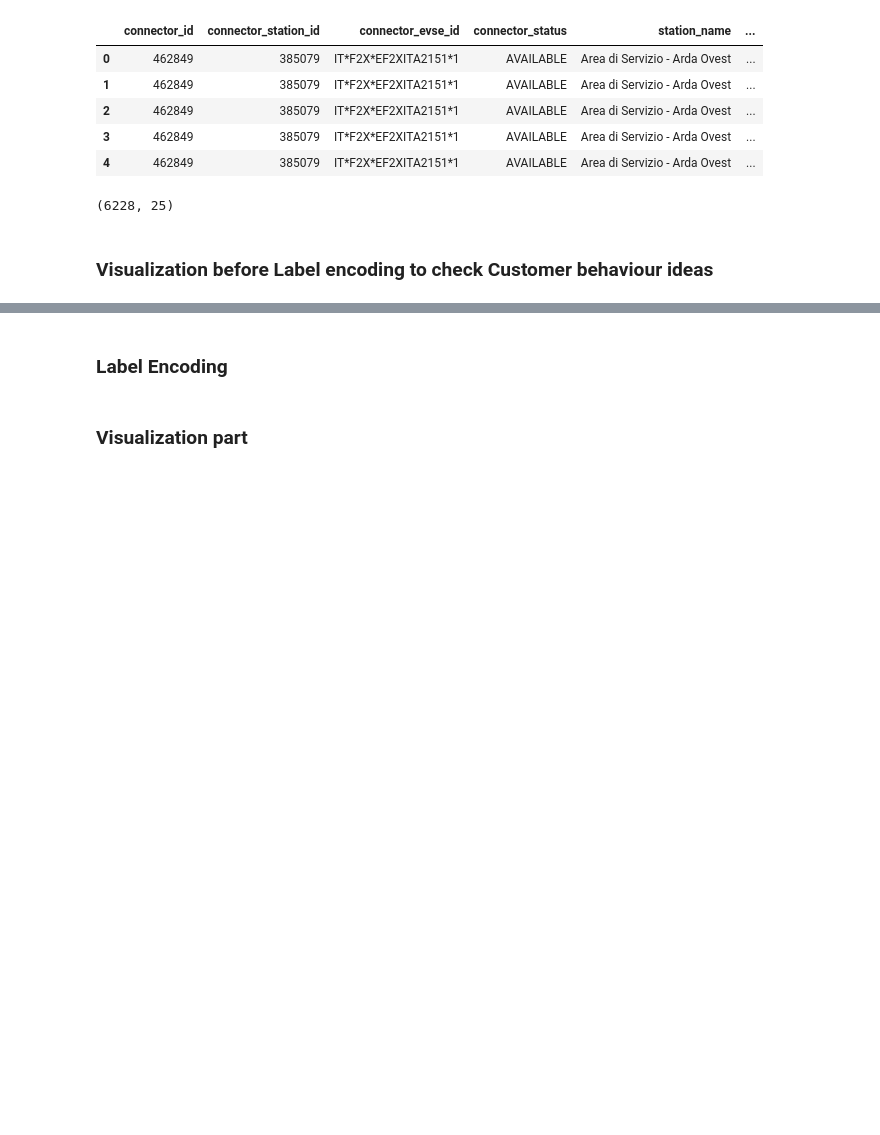
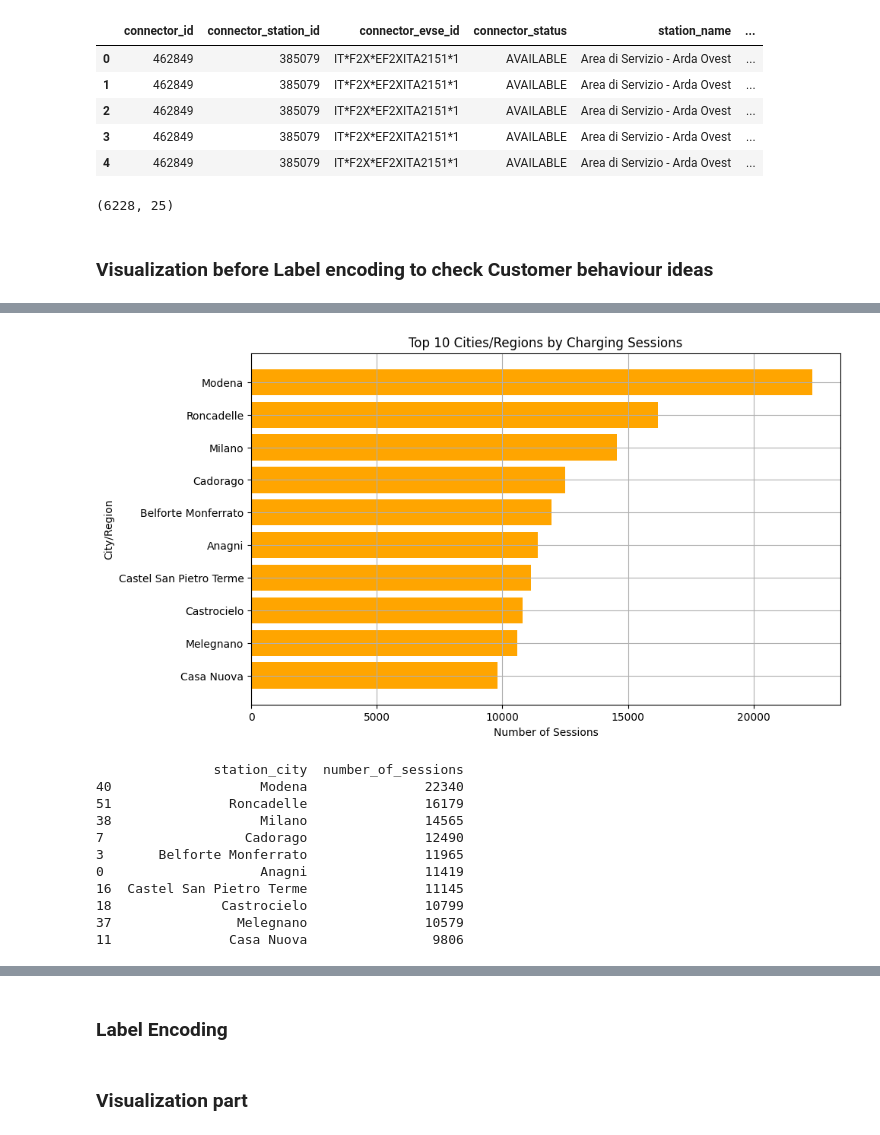
Before and after one commit to trangdtk-vnu/charging_stations, a Jupyter notebook: pdr_locations.ipynb, the cells around one changed output, grey strips where cells are left out. Saved outputs shown, nothing was run; the diff lists cells and outputs as text; code cells hidden in the pictures; blank space fills up the shorter version.

```diff
--- a/pdr_locations.ipynb
+++ b/pdr_locations.ipynb
@@ -1034,0 +1089,35 @@ By examining how charging costs per session affect the frequency of usage, the c
+# %%
+import pandas as pd
+import matplotlib.pyplot as plt
+
+# Summing the 'number_of_sessions' by 'station_city' and 'station_postal_code'
+geo_usage = pdr_locations_cleaned.groupby(['station_city'])['number_of_sessions'].sum().reset_index()
+
+# Sorting the data by session count to find the top cities/regions
+top_geo_usage = geo_usage.sort_values(by='number_of_sessions', ascending=False).head(10)
+
+# Plotting the top 10 cities/regions with the most sessions
+plt.figure(figsize=(10,6))
+plt.barh(top_geo_usage['station_city'], top_geo_usage['number_of_sessions'], color='orange')
+plt.gca().invert_yaxis()  # Invert the y-axis to start with the top sessions first
+plt.title('Top 10 Cities/Regions by Charging Sessions')
+plt.xlabel('Number of Sessions')
+plt.ylabel('City/Region')
+plt.grid(True)
+plt.show()
+
+# Display the top cities/regions with most sessions
+print(top_geo_usage)
+# %% [output]
+[figure, added]
+               station_city  number_of_sessions
+40                   Modena               22340
+51               Roncadelle               16179
+38                   Milano               14565
+7                  Cadorago               12490
+3       Belforte Monferrato               11965
+0                    Anagni               11419
+16  Castel San Pietro Terme               11145
+18              Castrocielo               10799
+37                Melegnano               10579
+11               Casa Nuova                9806
```
Also changed, not shown: parts of 29 cells of this notebook.
